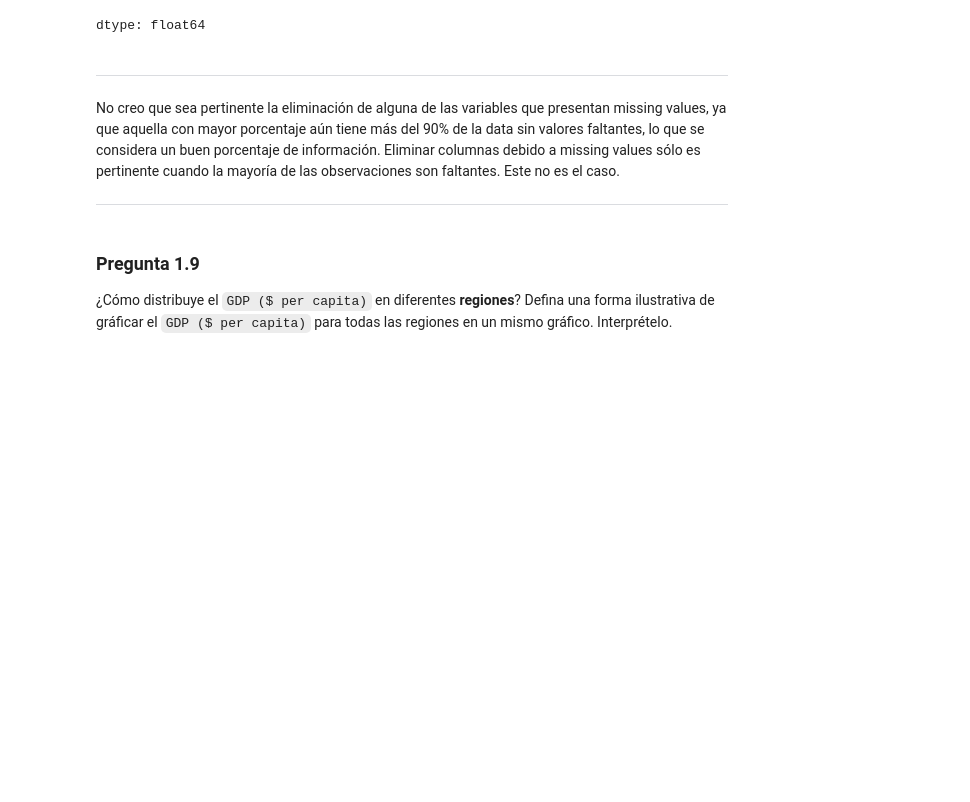
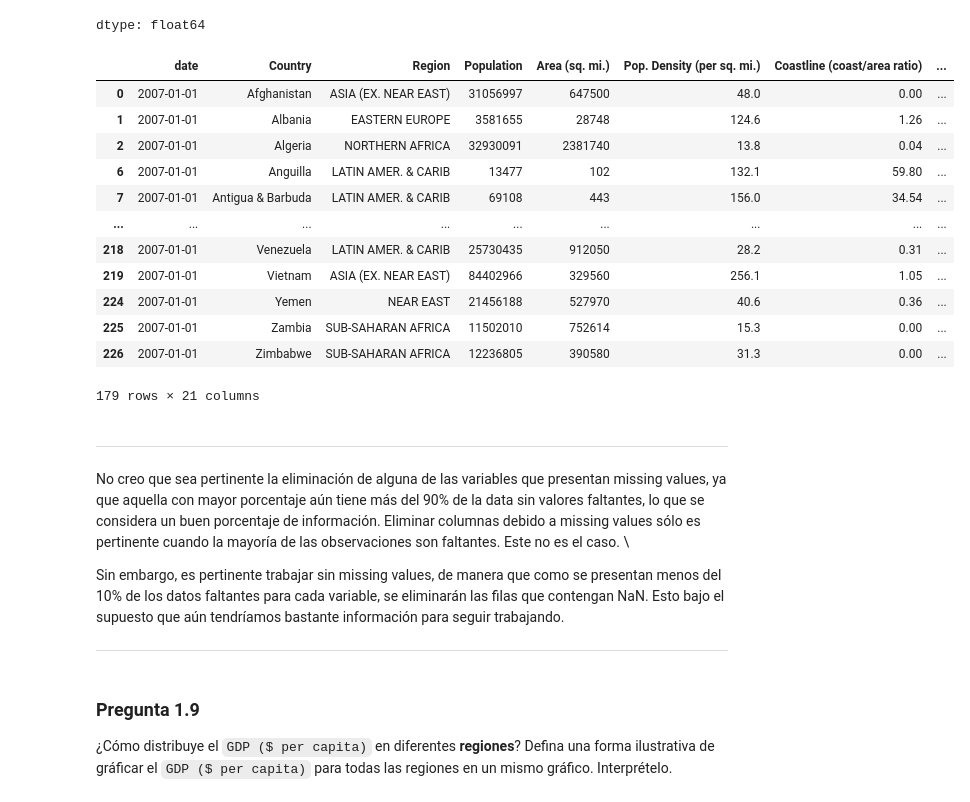
Before and after one commit to constanzaamunoz/ML-2025-01, a Jupyter notebook: Tarea_1.ipynb, the cells around one changed output. Saved outputs shown, nothing was run; the diff lists cells and outputs as text; code cells hidden in the pictures; blank space fills up the shorter version.

```diff
--- a/Tarea_1.ipynb
+++ b/Tarea_1.ipynb
@@ -313,6 +314,22 @@ percent_missings #mostramos los missing values como un % del total de datos por
 | Region | 0.000000 |
 | date | 0.000000 |
 dtype: float64
+# %%
+ df.dropna() #borramos todas las filas con missing values
+# %% [output]
+|  | date | Country | Region | Population | Area (sq. mi.) | Pop. Density (per sq. mi.) | Coastline (coast/area ratio) | ... |
+| 0 | 2007-01-01 | Afghanistan | ASIA (EX. NEAR EAST) | 31056997 | 647500 | 48.0 | 0.00 | ... |
+| 1 | 2007-01-01 | Albania | EASTERN EUROPE | 3581655 | 28748 | 124.6 | 1.26 | ... |
+| 2 | 2007-01-01 | Algeria | NORTHERN AFRICA | 32930091 | 2381740 | 13.8 | 0.04 | ... |
+| 6 | 2007-01-01 | Anguilla | LATIN AMER. & CARIB | 13477 | 102 | 132.1 | 59.80 | ... |
+| 7 | 2007-01-01 | Antigua & Barbuda | LATIN AMER. & CARIB | 69108 | 443 | 156.0 | 34.54 | ... |
+| ... | ... | ... | ... | ... | ... | ... | ... | ... |
+| 218 | 2007-01-01 | Venezuela | LATIN AMER. & CARIB | 25730435 | 912050 | 28.2 | 0.31 | ... |
+| 219 | 2007-01-01 | Vietnam | ASIA (EX. NEAR EAST) | 84402966 | 329560 | 256.1 | 1.05 | ... |
+| 224 | 2007-01-01 | Yemen | NEAR EAST | 21456188 | 527970 | 40.6 | 0.36 | ... |
+| 225 | 2007-01-01 | Zambia | SUB-SAHARAN AFRICA | 11502010 | 752614 | 15.3 | 0.00 | ... |
+| 226 | 2007-01-01 | Zimbabwe | SUB-SAHARAN AFRICA | 12236805 | 390580 | 31.3 | 0.00 | ... |
+179 rows × 21 columns
 # %% [markdown]
 
 
@@ -320,7 +337,9 @@ dtype: float64
 ---
 
 
-No creo que sea pertinente la eliminación de alguna de las variables que presentan missing values, ya que aquella con mayor porcentaje aún tiene más del 90% de la data sin valores faltantes, lo que se considera un buen porcentaje de información. Eliminar columnas debido a missing values sólo es pertinente cuando la mayoría de las observaciones son faltantes. Este no es el caso.
+No creo que sea pertinente la eliminación de alguna de las variables que presentan missing values, ya que aquella con mayor porcentaje aún tiene más del 90% de la data sin valores faltantes, lo que se considera un buen porcentaje de información. Eliminar columnas debido a missing values sólo es pertinente cuando la mayoría de las observaciones son faltantes. Este no es el caso. \
+
+Sin embargo, es pertinente trabajar sin missing values, de manera que como se presentan menos del 10% de los datos faltantes para cada variable, se eliminarán las filas que contengan NaN. Esto bajo el supuesto que aún tendríamos bastante información para seguir trabajando.
 
 
 ---
```
Also changed, not shown: parts of 22 cells of this notebook.
